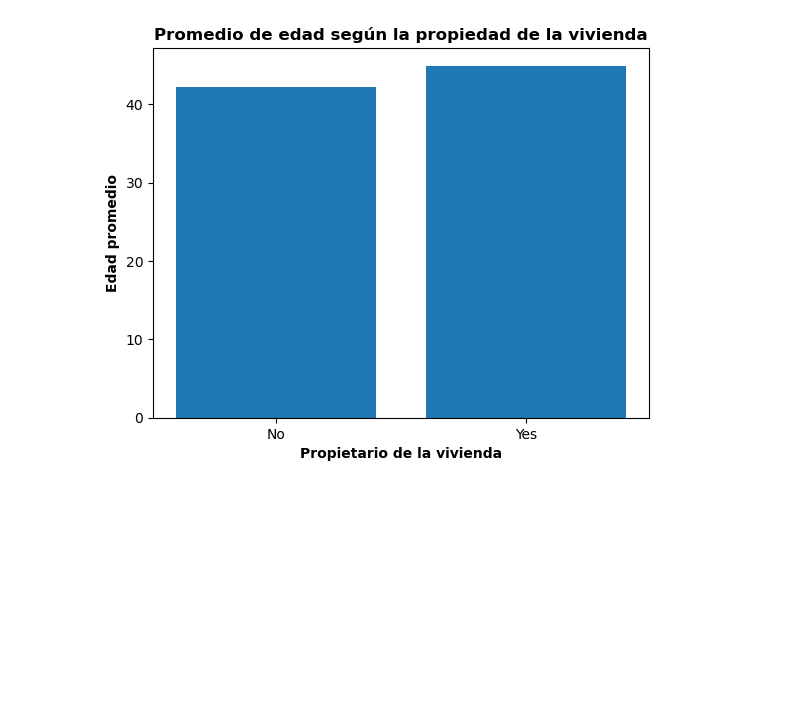
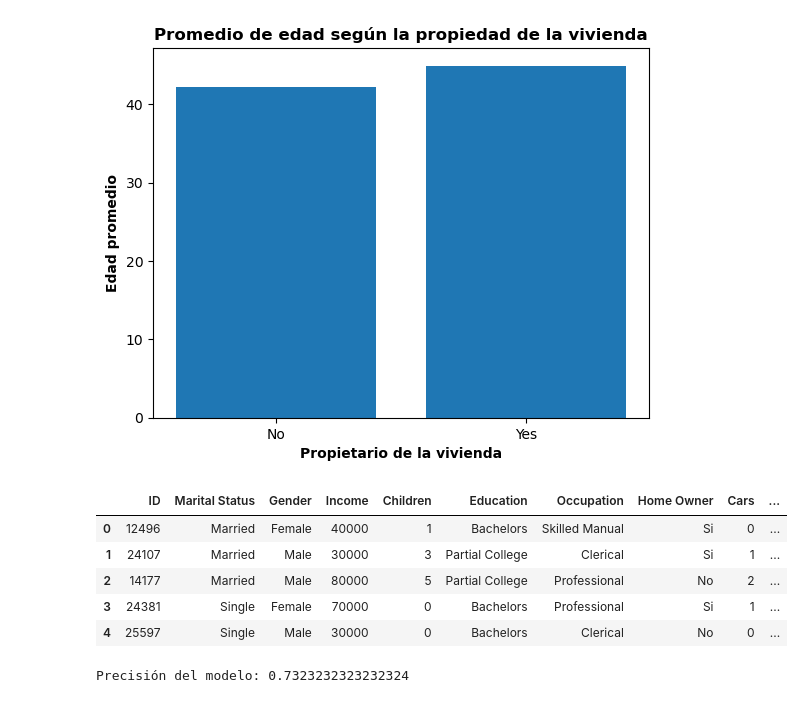
Before and after one commit to ZoroAZ/FDS-2023-1-CC52, a Jupyter notebook: code/Gráficos.ipynb, the cells around one changed output. Drawn from its saved outputs; the diff is of its cells as text; code cells hidden in the pictures; blank space fills up the shorter version.

Commit message:
Implemento de modelo de clasificación

```diff
--- a/code/Gráficos.ipynb
+++ b/code/Gráficos.ipynb
@@ -85,0 +93,51 @@ plt.show()
+# %%
+marit_map = {'Single': 1, 'Married': 2}
+gender_map = {'Male': 1, 'Female': 2}
+educt_map = {'Bachelors': 1, 'Partial College': 2, 'High School': 3, 'Graduate Degree': 4, 'Partial High School': 5}
+occupt_map = {'Professional': 1, 'Skilled Manual': 2, 'Clerical': 3, 'Management': 4, 'Manual': 5}
+yn_map = {'Si': 1, 'No': 2}
+dist_map = {'0-1 Miles': 1, '5-10 Miles': 2, '1-2 Miles': 3, '2-5 Miles': 4, '10+ Miles': 5}
+reg_map = {'North America': 1, 'Europe': 2, 'Pacific': 3}
+
+data.loc[data['Home Owner'] == 'Yes', 'Home Owner'] = 'Si'
+data.loc[data['Purchased Bike'] == 'Yes', 'Purchased Bike'] = 'Si'
+yn_columns = ['Home Owner', 'Purchased Bike', 'Con_hijos', 'Con_vehiculo']
+
+data.head()
+# %% [output]
+|  | ID | Marital Status | Gender | Income | Children | Education | Occupation | Home Owner | Cars | ... |
+| 0 | 12496 | Married | Female | 40000 | 1 | Bachelors | Skilled Manual | Si | 0 | ... |
+| 1 | 24107 | Married | Male | 30000 | 3 | Partial College | Clerical | Si | 1 | ... |
+| 2 | 14177 | Married | Male | 80000 | 5 | Partial College | Professional | No | 2 | ... |
+| 3 | 24381 | Single | Female | 70000 | 0 | Bachelors | Professional | Si | 1 | ... |
+| 4 | 25597 | Single | Male | 30000 | 0 | Bachelors | Clerical | No | 0 | ... |
+# %%
+X = data.drop('Purchased Bike', axis = 1)
+y = data['Purchased Bike']
+label_encoder = LabelEncoder()
+y = label_encoder.fit_transform(y)
+X_train, X_test, y_train, y_test = train_test_split(X, y, test_size=0.2, random_state=42)
+
+numeric_features = ['ID', 'Income', 'Children', 'Cars', 'Age']
+categorical_features = ['Marital Status', 'Gender', 'Education', 'Occupation', 'Commute Distance', 'Region',
+                        'Con_hijos', 'Con_vehiculo']
+
+numeric_transformer = StandardScaler()
+categorical_transformer = OneHotEncoder(handle_unknown='ignore')
+
+preprocessor = ColumnTransformer(
+    transformers=[
+        ('numeric', numeric_transformer, numeric_features),
+        ('categorical', categorical_transformer, categorical_features)
+    ])
+
+X_train_processed = preprocessor.fit_transform(X_train)
+X_test_processed = preprocessor.transform(X_test)
+classifier = DecisionTreeClassifier()
+classifier.fit(X_train_processed, y_train)
+y_pred = classifier.predict(X_test_processed)
+
+accuracy = accuracy_score(y_test, y_pred)
+print("Precisión del modelo:", accuracy)
+# %% [output]
+Precisión del modelo: 0.7323232323232324
```
Also changed, not shown: parts of 3 cells of this notebook.
